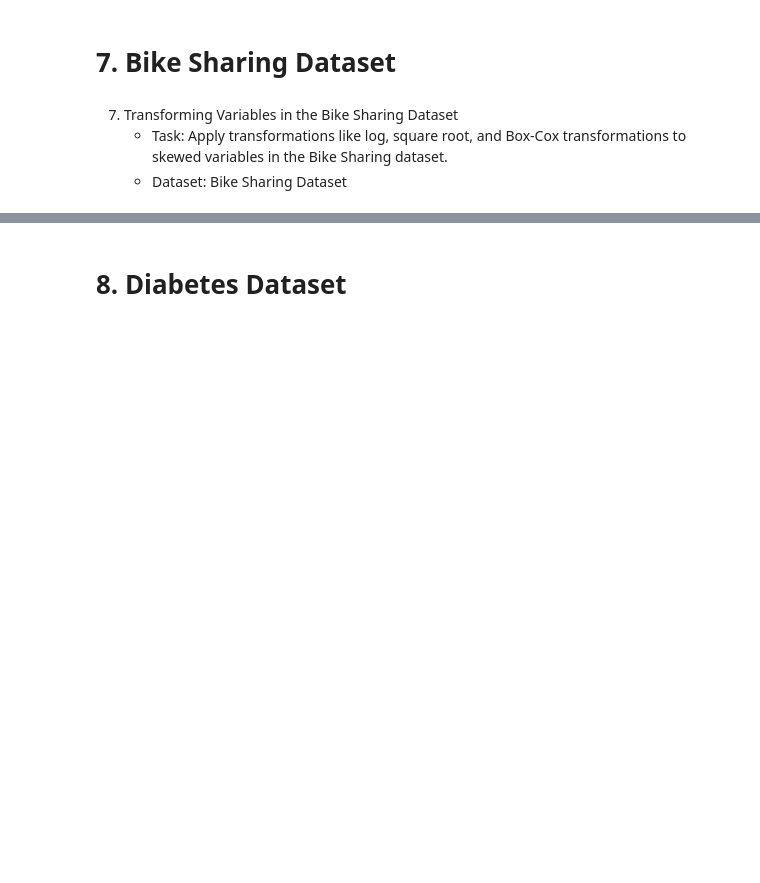
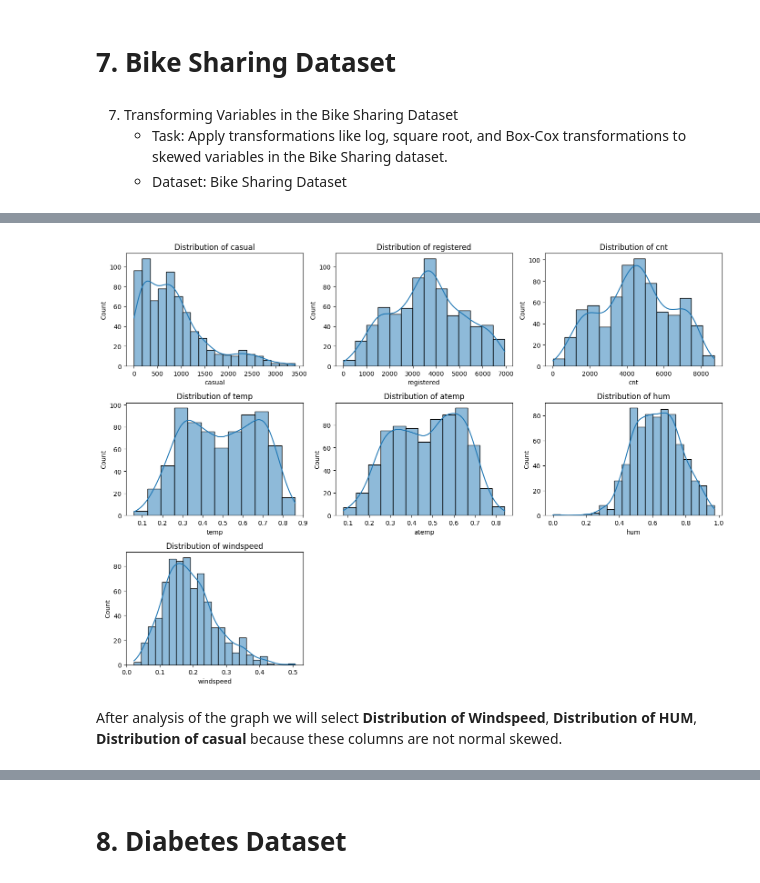
Before and after one commit to Ahmed-Islam-AI/100DaysOfBytewise, a Jupyter notebook: Solutions/Task 10 Solution/Data_Preprocessing_Task_10.ipynb, the cells around one changed output, grey strips where cells are left out. Saved outputs shown, nothing was run; the diff lists cells and outputs as text; code cells hidden in the pictures; blank space fills up the shorter version.

```diff
--- a/Solutions/Task 10 Solution/Data_Preprocessing_Task_10.ipynb
+++ b/Solutions/Task 10 Solution/Data_Preprocessing_Task_10.ipynb
@@ -448,16 +470,3 @@ plt.tight_layout()
 plt.show()
 # %% [output]
 [figure]
-# %%
-df_replaced_outliers_z = df.copy()   #copy of the datasets
-
-
-for col in df.columns:
-    # Calculate the median for the current column
-    median = df_replaced_outliers_z[col].median()
-
-    # Get the index for the current column
-    col_index = df.columns.get_loc(col)
-
-    # Replace outliers with the median
-    df_replaced_outliers_z[col] = np.where(z_scores[:, col_index] > 3, median, df_replaced_outliers_z[col])
@@ -575,3 +683,5 @@ Dataset With new features
    - Dataset: Bike Sharing Dataset
 # %%
 from scipy.stats import boxcox
+# %%
+bike_share = pd.read_csv('/content/day.csv')
@@ -577,0 +741,18 @@ from scipy.stats import boxcox
+# %%
+#converting dteday column values in date and time formate
+bike_share['dteday'] = pd.to_datetime(bike_share['dteday'])
+# %%
+# by using select_dtype function it will automatically select only numeric calumns
+numerical_features = ['casual', 'registered', 'cnt', 'temp', 'atemp', 'hum', 'windspeed']
+
+plt.figure(figsize=(14, 10))
+for i, col in enumerate(numerical_features):
+    plt.subplot(3, 3, i+1)
+    sns.histplot(bike_share[col], kde=True)
+    plt.title(f'Distribution of {col}')
+plt.tight_layout()
+plt.show()
+# %% [output]
+[figure, added]
+# %% [markdown]
+After analysis of the graph we will select **Distribution of Windspeed**, **Distribution of HUM**, **Distribution of casual** because these columns are not normal skewed.
```
Also changed, not shown: parts of 47 cells of this notebook.
